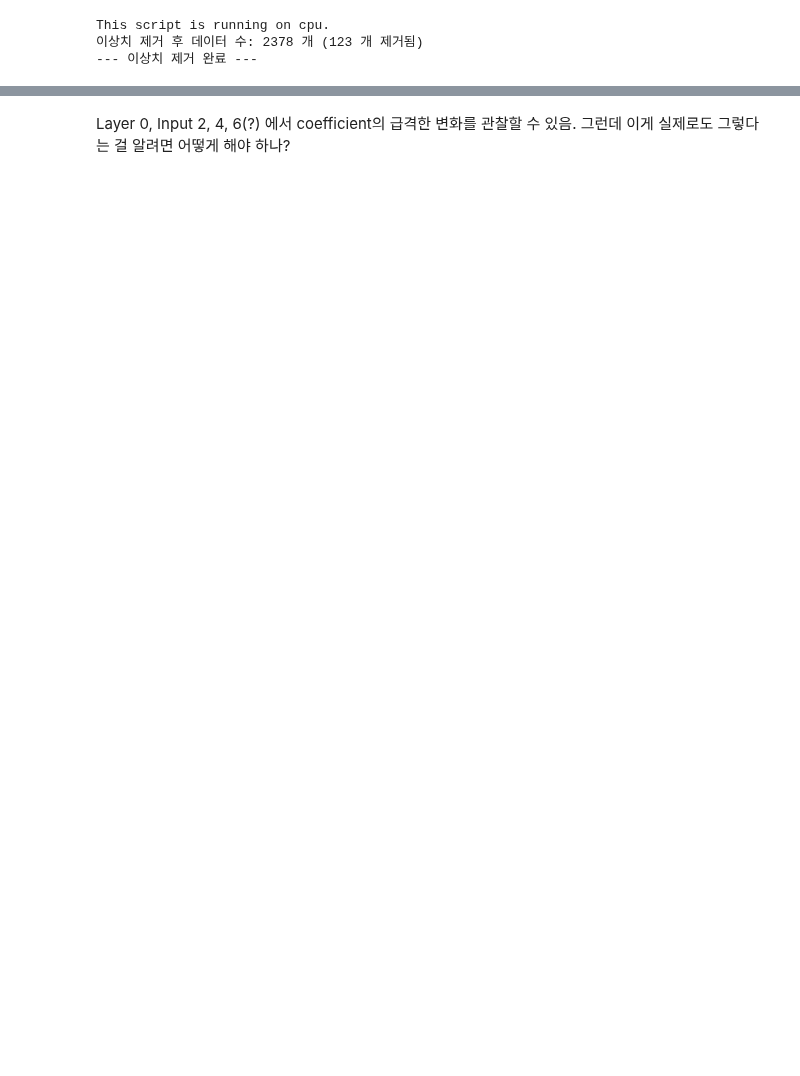
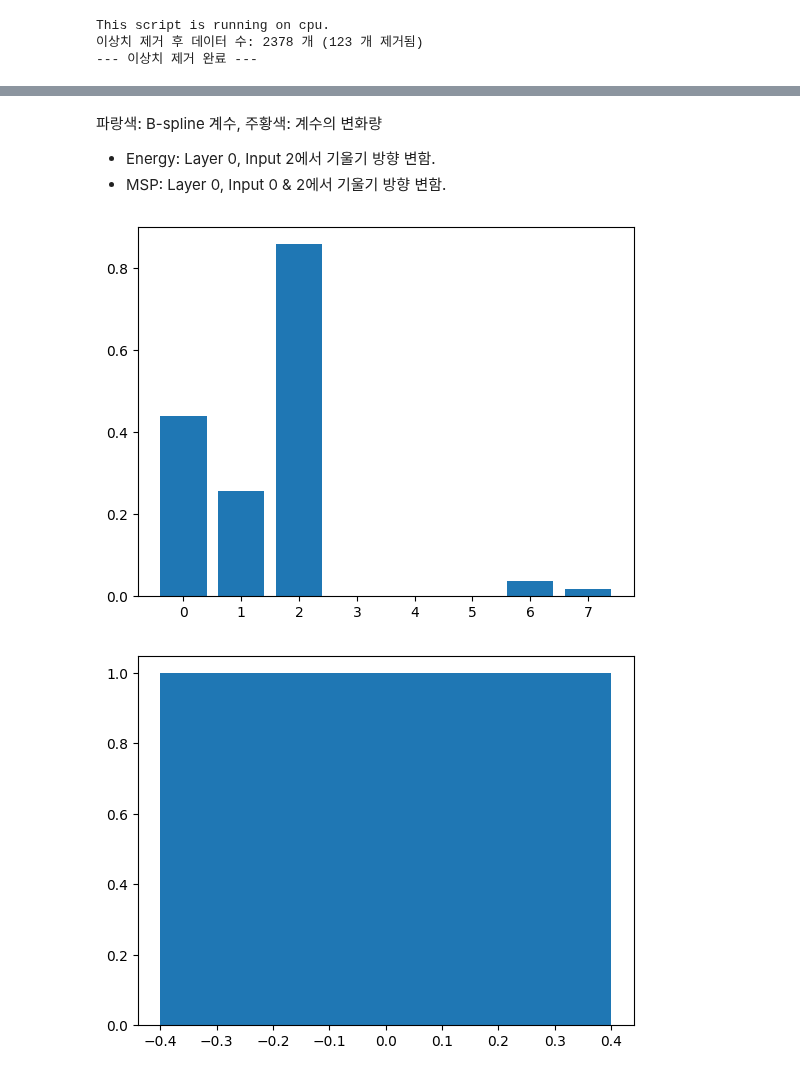
Before and after one commit to Hyein-coder/pykan, a Jupyter notebook: .github/workflows/Hyein/note_0917.ipynb, the cells around one changed output, grey strips where cells are left out. Saved outputs shown, nothing was run; the diff lists cells and outputs as text; code cells hidden in the pictures; blank space fills up the shorter version.

```diff
--- a/.github/workflows/Hyein/note_0917.ipynb
+++ b/.github/workflows/Hyein/note_0917.ipynb
@@ -232,3 +212,12 @@ torch.Size([1, 1, 33])
 # %% [markdown]
-Layer 0, Input 2, 4, 6(?) 에서 coefficient의 급격한 변화를 관찰할 수 있음.
-그런데 이게 실제로도 그렇다는 걸 알려면 어떻게 해야 하나?
+파랑색: B-spline 계수, 주황색: 계수의 변화량
+* Energy: Layer 0, Input 2에서 기울기 방향 변함.
+* MSP: Layer 0, Input 0 & 2에서 기울기 방향 변함.
+# %%
+for scores in model.node_scores:
+    # print(scores)
+    fig, ax = plt.subplots()
+    ax.bar(list(range(scores.shape[0])), scores.tolist())
+# %% [output]
+[figure, added]
+[figure, added]
```
Also changed, not shown: parts of 5 cells of this notebook, 2 other files.
